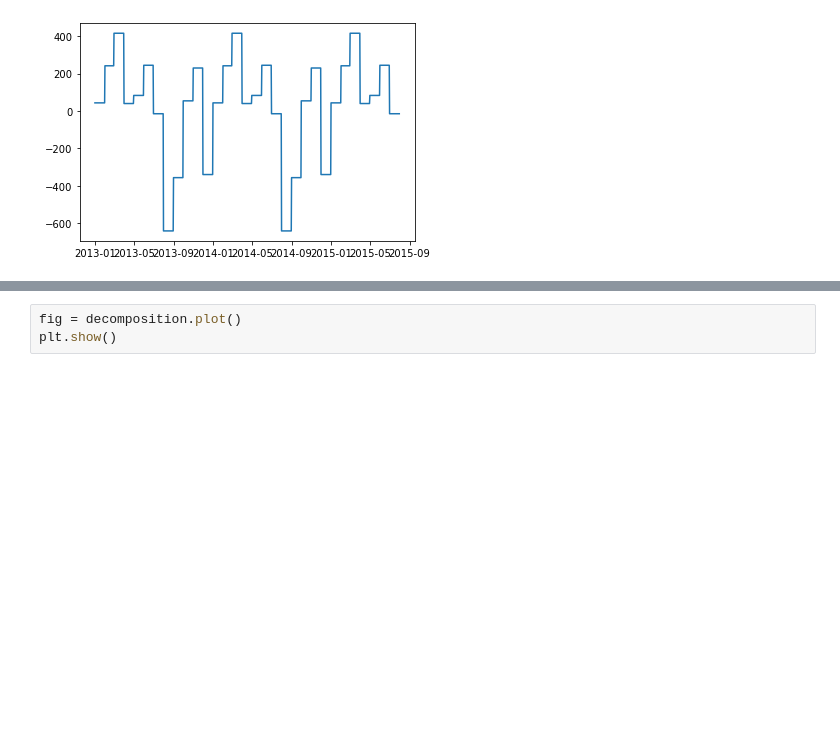
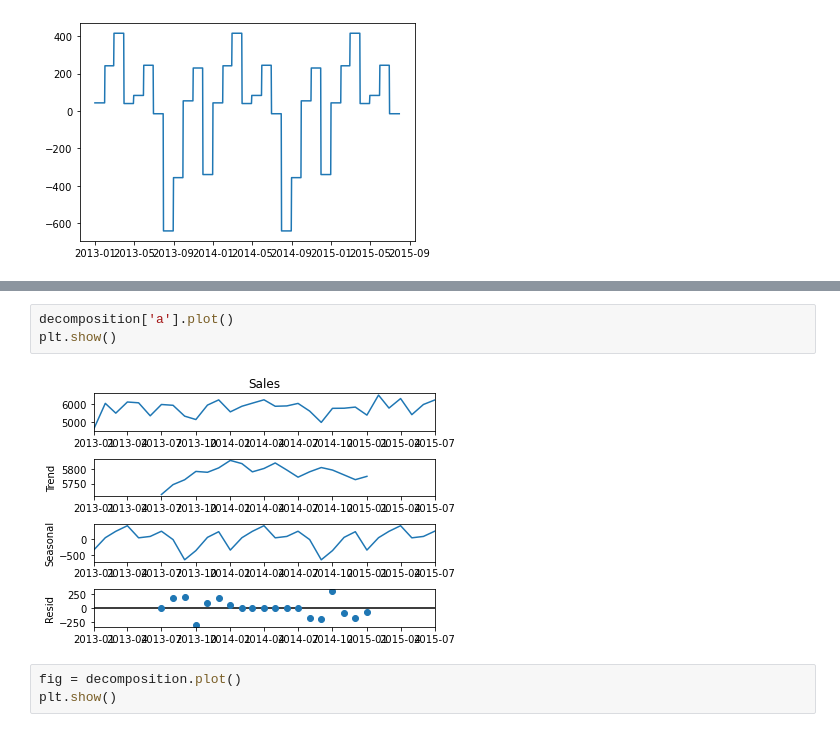
Before and after one commit to peterprescott/sales-data, a Jupyter notebook: notebook.ipynb, the cells around one changed output, grey strips where cells are left out. Cells and saved outputs as stored; diff of their text form; blank space fills up the shorter version.

```diff
--- a/notebook.ipynb
+++ b/notebook.ipynb
@@ -598,3 +674,8 @@ Freq: MS, Name: trend, dtype: float64
+# %%
+decomposition['a'].plot()
+plt.show()
+# %% [output]
+[figure, added]
 # %%
 fig = decomposition.plot()
 plt.show()
```
Also changed, not shown: parts of 22 cells of this notebook.
